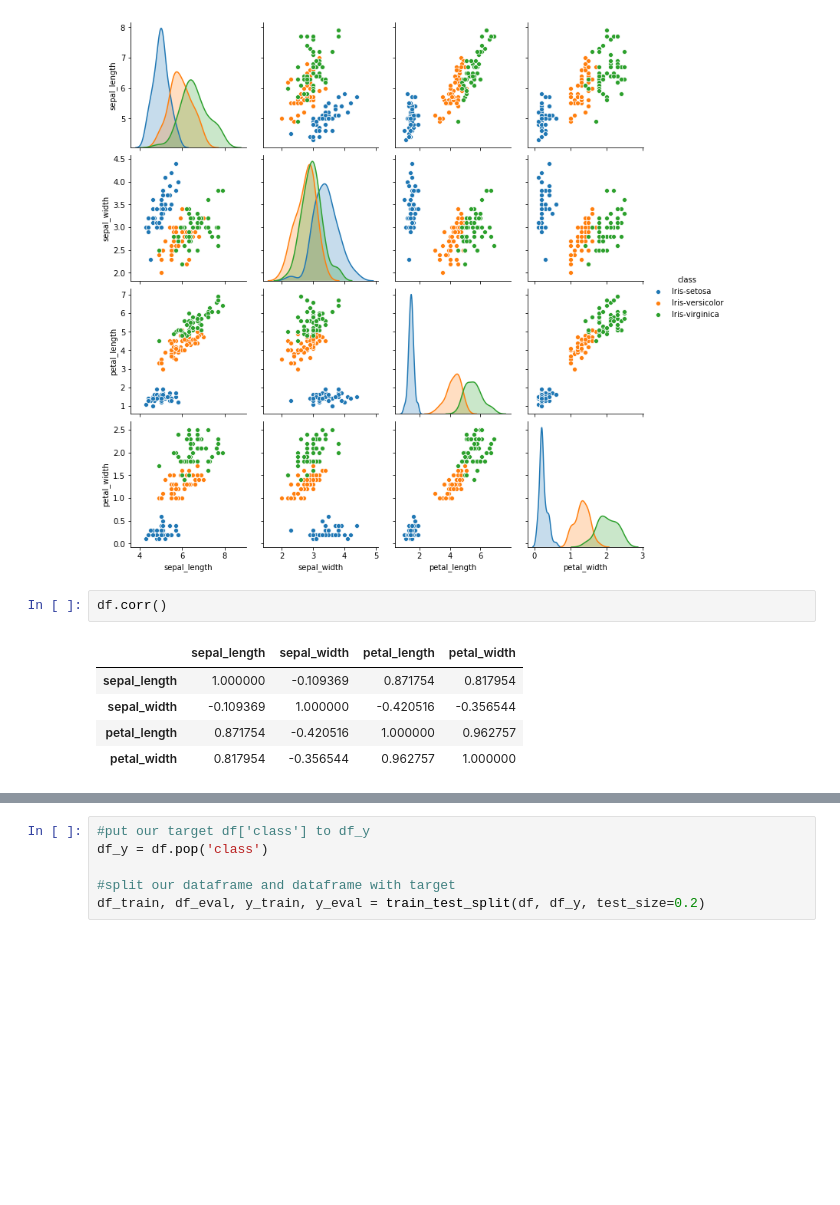
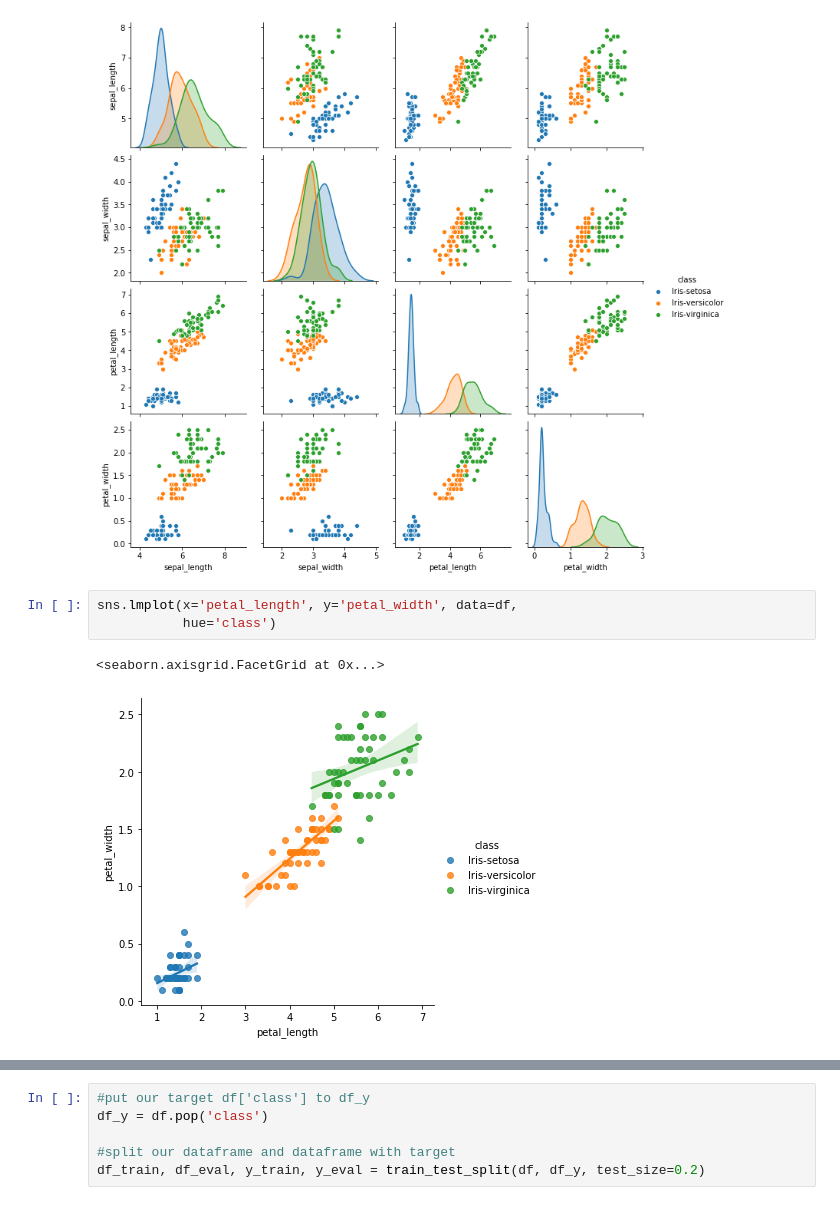
Before and after one commit to AdrianLabuda/Iris-ML, a Jupyter notebook: iris.ipynb, the cells around one changed output, grey strips where cells are left out. Drawn from its saved outputs; the diff is of its cells as text; blank space fills up the shorter version.

Commit message:
Plots, Prediction fn

```diff
--- a/iris.ipynb
+++ b/iris.ipynb
@@ -40,11 +91,9 @@ sns.pairplot(df, hue='class')
 # %% [output]
 <seaborn.axisgrid.PairGrid at 0x...>
 [figure]
-# %%
-df.corr()
-# %% [output]
-|  | sepal_length | sepal_width | petal_length | petal_width |
-| sepal_length | 1.000000 | -0.109369 | 0.871754 | 0.817954 |
-| sepal_width | -0.109369 | 1.000000 | -0.420516 | -0.356544 |
-| petal_length | 0.871754 | -0.420516 | 1.000000 | 0.962757 |
-| petal_width | 0.817954 | -0.356544 | 0.962757 | 1.000000 |
+# %%
+sns.lmplot(x='petal_length', y='petal_width', data=df,
+           hue='class')
+# %% [output]
+<seaborn.axisgrid.FacetGrid at 0x...>
+[figure, added]
```
Also changed, not shown: parts of 18 cells of this notebook.
